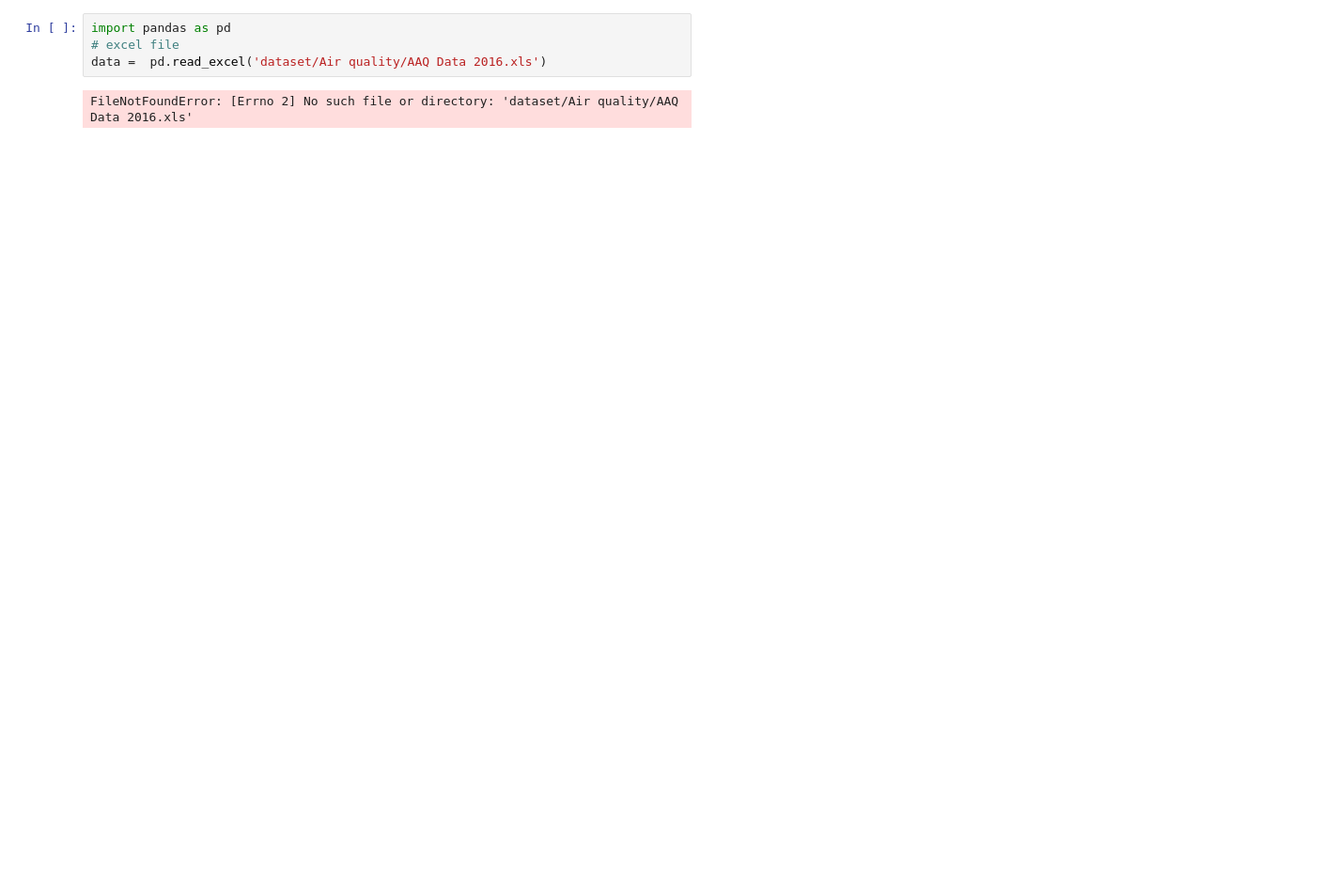
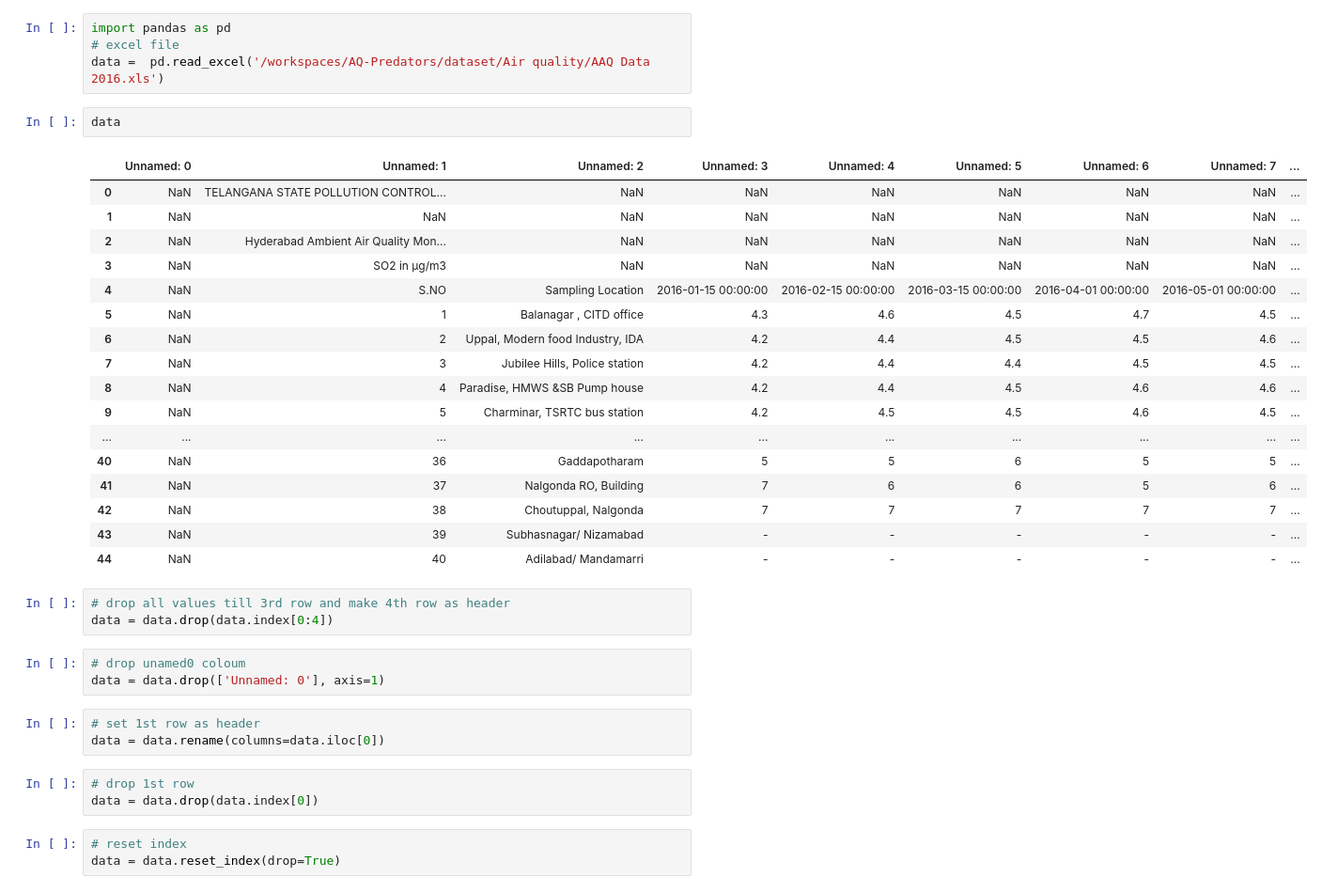
Before and after one commit to revanth102002/AQ-Predators, a Jupyter notebook: Rahs/test.ipynb, the cells around one changed output. Shown at 94% size. Cells and saved outputs as stored; diff of their text form; blank space fills up the shorter version.

```diff
--- a/Rahs/test.ipynb
+++ b/Rahs/test.ipynb
@@ -1,6 +5,39 @@
 # %%
 import pandas as pd
 # excel file
-data =  pd.read_excel('dataset/Air quality/AAQ Data 2016.xls')
+data =  pd.read_excel('/workspaces/AQ-Predators/dataset/Air quality/AAQ Data 2016.xls')
-# %% [output]
-FileNotFoundError: [Errno 2] No such file or directory: 'dataset/Air quality/AAQ Data 2016.xls'
+# %%
+data
+# %% [output]
+|  | Unnamed: 0 | Unnamed: 1 | Unnamed: 2 | Unnamed: 3 | Unnamed: 4 | Unnamed: 5 | Unnamed: 6 | Unnamed: 7 | ... |
+| 0 | NaN | TELANGANA STATE POLLUTION CONTROL... | NaN | NaN | NaN | NaN | NaN | NaN | ... |
+| 1 | NaN | NaN | NaN | NaN | NaN | NaN | NaN | NaN | ... |
+| 2 | NaN | Hyderabad Ambient Air Quality Mon... | NaN | NaN | NaN | NaN | NaN | NaN | ... |
+| 3 | NaN | SO2 in µg/m3 | NaN | NaN | NaN | NaN | NaN | NaN | ... |
+| 4 | NaN | S.NO | Sampling Location | 2016-01-15 00:00:00 | 2016-02-15 00:00:00 | 2016-03-15 00:00:00 | 2016-04-01 00:00:00 | 2016-05-01 00:00:00 | ... |
+| 5 | NaN | 1 | Balanagar , CITD office | 4.3 | 4.6 | 4.5 | 4.7 | 4.5 | ... |
+| 6 | NaN | 2 | Uppal, Modern food Industry, IDA | 4.2 | 4.4 | 4.5 | 4.5 | 4.6 | ... |
+| 7 | NaN | 3 | Jubilee Hills, Police station | 4.2 | 4.4 | 4.4 | 4.5 | 4.5 | ... |
+| 8 | NaN | 4 | Paradise, HMWS &SB Pump house | 4.2 | 4.4 | 4.5 | 4.6 | 4.6 | ... |
+| 9 | NaN | 5 | Charminar, TSRTC bus station | 4.2 | 4.5 | 4.5 | 4.6 | 4.5 | ... |
+| ... | ... | ... | ... | ... | ... | ... | ... | ... | ... |
+| 40 | NaN | 36 | Gaddapotharam | 5 | 5 | 6 | 5 | 5 | ... |
+| 41 | NaN | 37 | Nalgonda RO, Building | 7 | 6 | 6 | 5 | 6 | ... |
+| 42 | NaN | 38 | Choutuppal, Nalgonda | 7 | 7 | 7 | 7 | 7 | ... |
+| 43 | NaN | 39 | Subhasnagar/ Nizamabad | - | - | - | - | - | ... |
+| 44 | NaN | 40 | Adilabad/ Mandamarri | - | - | - | - | - | ... |
+# %%
+# drop all values till 3rd row and make 4th row as header
+data = data.drop(data.index[0:4])
+# %%
+# drop unamed0 coloum
+data = data.drop(['Unnamed: 0'], axis=1)
+# %%
+# set 1st row as header
+data = data.rename(columns=data.iloc[0])
+# %%
+# drop 1st row
+data = data.drop(data.index[0])
+# %%
+# reset index
+data = data.reset_index(drop=True)
```
Also changed, not shown: parts of 3 cells of this notebook, 1 other file.
